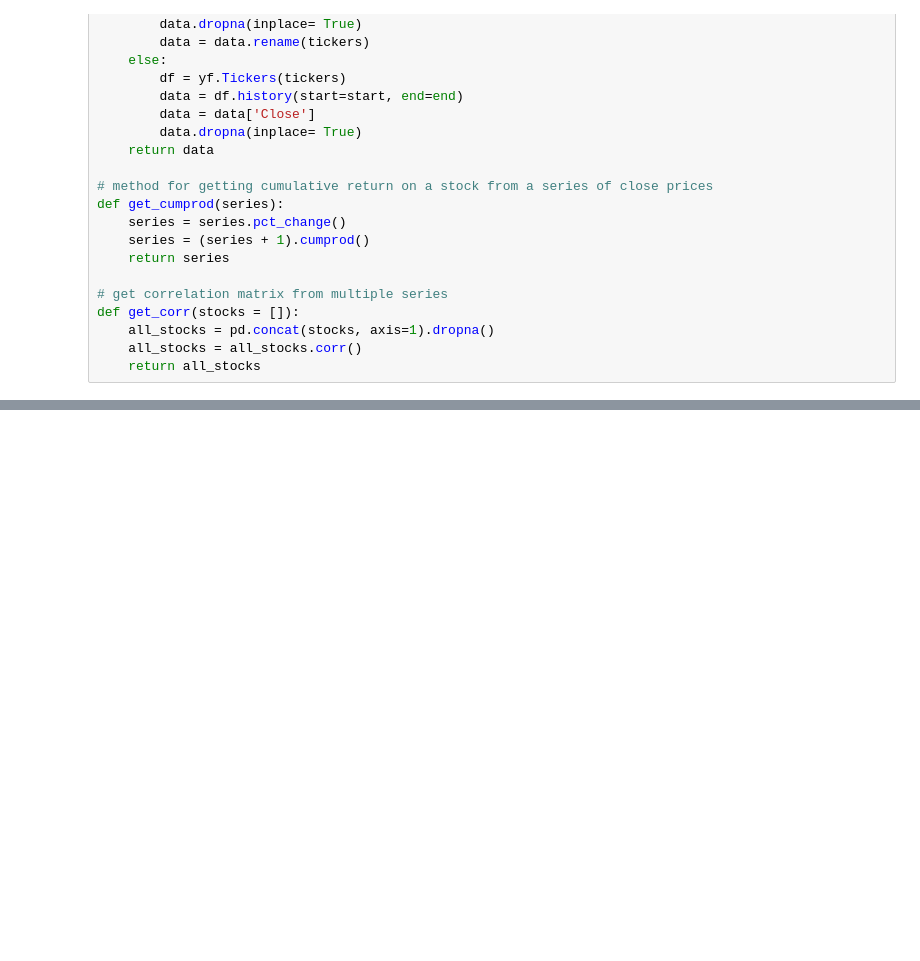
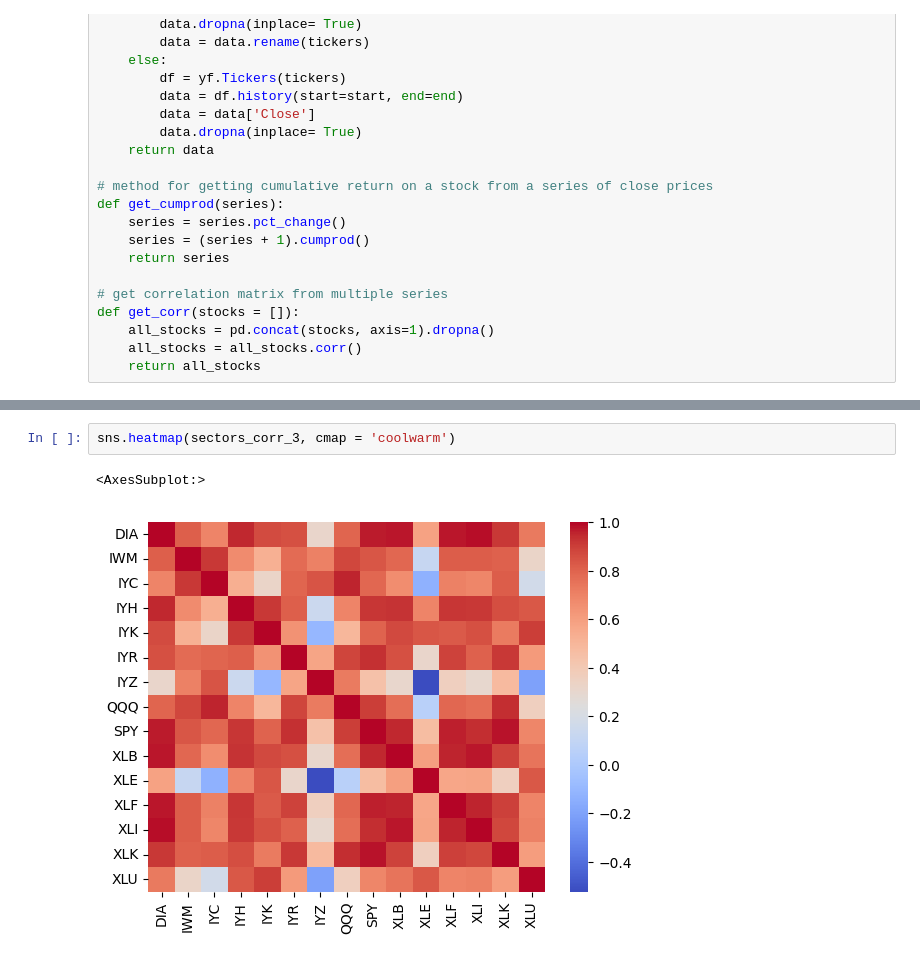
Before and after one commit to vkhorozian/Project-1, a Jupyter notebook: main.ipynb, the cells around one changed output, grey strips where cells are left out. Saved outputs shown, nothing was run; the diff lists cells and outputs as text; blank space fills up the shorter version.

```diff
--- a/main.ipynb
+++ b/main.ipynb
@@ -87,0 +101,5 @@ multiple.std().hvplot.bar()
+# %%
+sns.heatmap(sectors_corr_3, cmap = 'coolwarm')
+# %% [output]
+<AxesSubplot:>
+[figure, added]
```
Also changed, not shown: parts of 20 cells of this notebook, 1 other file.
